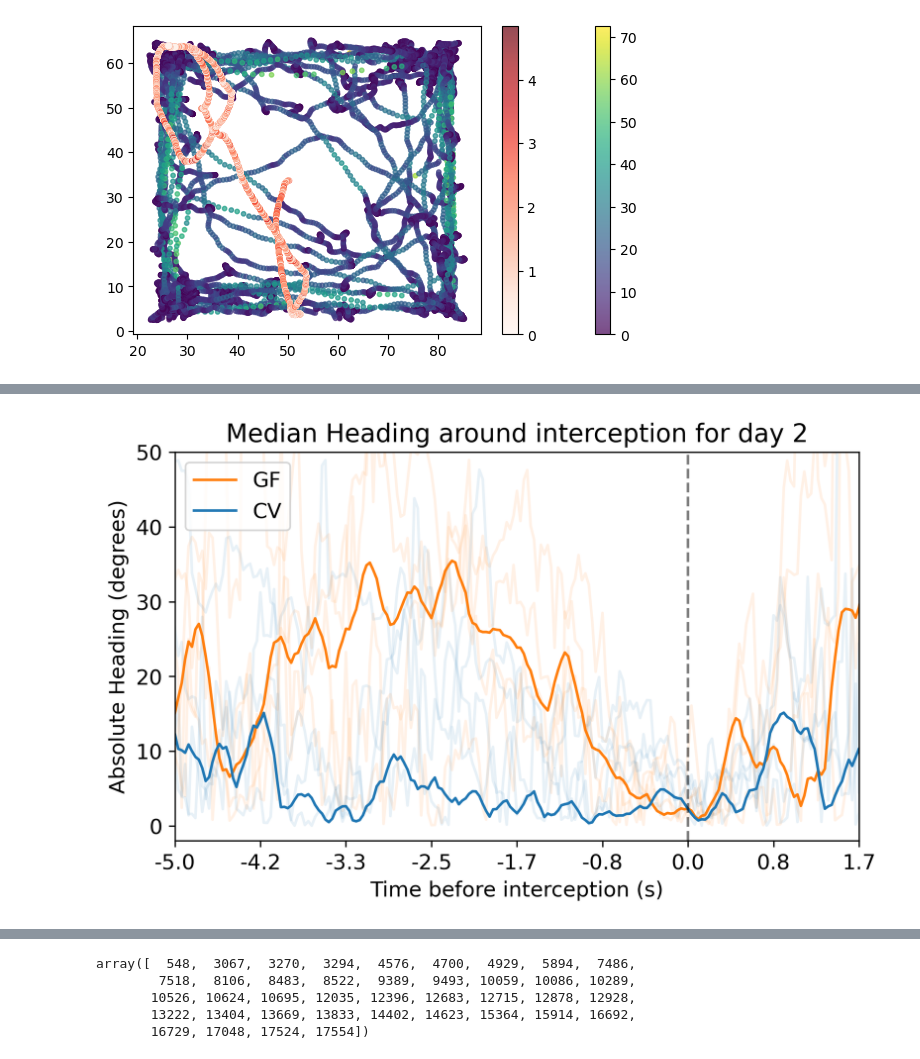
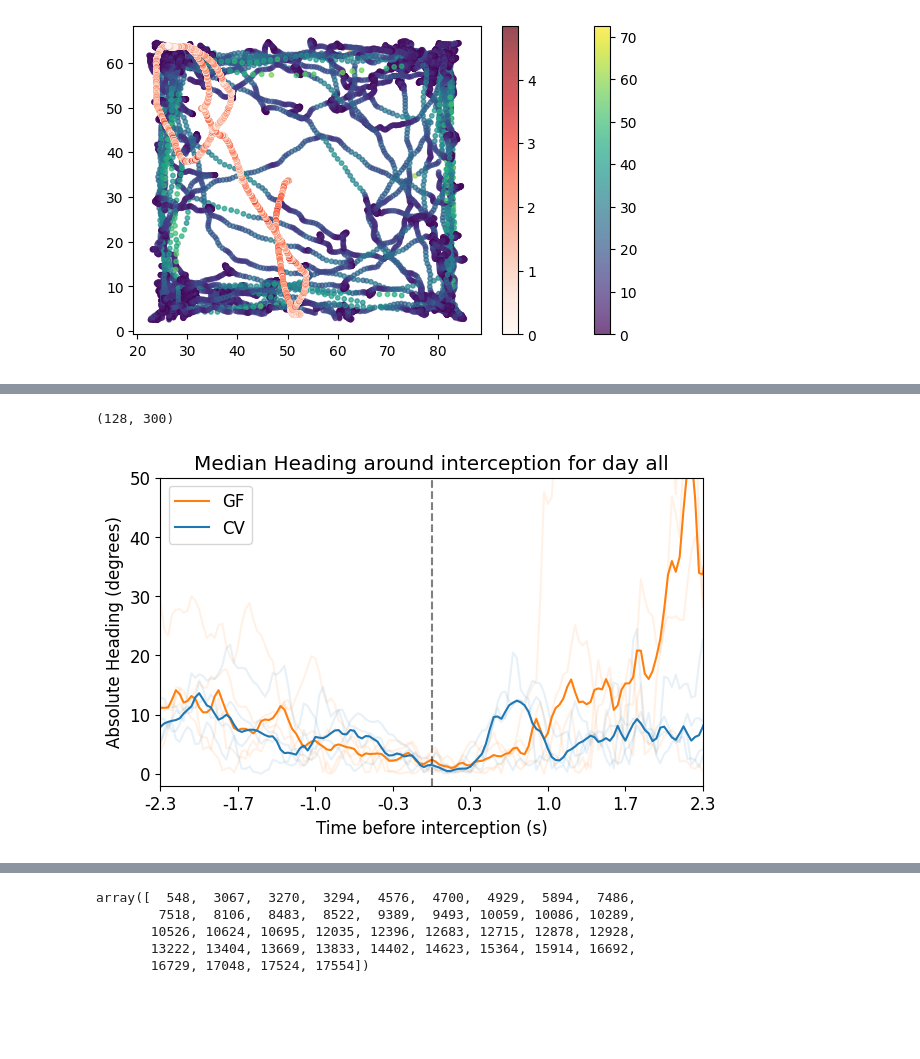
Before and after one commit to arnabiswas/live_cricket_analysis, a Jupyter notebook: analysis_notebook.ipynb, the cells around one changed output, grey strips where cells are left out. Drawn from its saved outputs; the diff is of its cells as text; code cells hidden in the pictures; blank space fills up the shorter version.

```diff
--- a/analysis_notebook.ipynb
+++ b/analysis_notebook.ipynb
@@ -315,0 +199,3 @@ CV_data = process_mouse_data(CV_files)
+# %%
+GF_data = process_gf_cv_mouse_experiment(GF_files)
+CV_data = process_gf_cv_mouse_experiment(CV_files)
@@ -498,0 +228,12 @@ for key in GF_data.keys():
+# %%
+day = 'all'
+for key in GF_average_data.keys():
+    try:
+        print(f'{key} has {GF_average_data[key][day]["num_approach_events"]} approaches for day {day}')
+    except:
+        print(f'{key} has no data for day {day}')
+for key in CV_average_data.keys():
+    try:
+        print(f'{key} has {CV_average_data[key][day]["num_approach_events"]} approaches for day {day}')
+    except:
+        print(f'{key} has no data for day {day}')
@@ -524,44 +533,61 @@ GF_average_data['A-1-F']['1']['distance_to_cricket+-5']
-# %%
-GF_average_data = process_average_data(GF_data)
-CV_average_data = process_average_data(CV_data)
+# %%
+headings = np.stack(CV_average_data[key]['all']['heading_cricket_mouse+-5'])
+# %%
+headings.shape
+# %% [output]
+(128, 300)
 # %%
 # Stack and average the heading data across all keys
 GF_all_headings = []
 CV_all_headings = []
-day = '2'
-plt.figure(figsize=(7, 4), dpi=300)
+day = 'all'
+
+plt.figure(figsize=(7, 4), dpi=100)
 for key in GF_average_data.keys():
-    headings = np.stack(GF_average_data[key][day]['heading_cricket_mouse+-5'])
+    try:
+        headings = np.stack(GF_average_data[key][day]['heading_cricket_mouse+-5'])
+    except:
+        print(f'{key} has no data for day {day}')
+        continue
     avg_heading = np.nanmedian(headings, axis=0)
-    plt.plot(np.abs(avg_heading), color = '#ff7f0e', alpha = 0.1)
-    GF_all_headings.append(avg_heading)
+    # Apply sliding window average over two frames to individual traces
+    avg_heading_filtered = np.array([(avg_heading[i] + avg_heading[i+1])/2 for i in range(len(avg_heading)-1)])
+    plt.plot(np.abs(avg_heading_filtered), color = '#ff7f0e', alpha = 0.1)
+    GF_all_headings.append(np.abs(avg_heading_filtered))
 
 for key in CV_average_data.keys():
-    headings = np.stack(CV_average_data[key][day]['heading_cricket_mouse+-5'])
+    try:
+        headings = np.stack(CV_average_data[key][day]['heading_cricket_mouse+-5'])
+    except:
+        print(f'{key} has no data for day {day}')
+        continue
     avg_heading = np.nanmedian(headings, axis=0)
-    plt.plot(np.abs(avg_heading), color = '#1f77b4', alpha = 0.1)
-    CV_all_headings.append(avg_heading)
+    # Apply sliding window average over two frames to individual traces
+    avg_heading_filtered = np.array([(avg_heading[i] + avg_heading[i+1])/2 for i in range(len(avg_heading)-1)])
+    plt.plot(np.abs(avg_heading_filtered), color = '#1f77b4', alpha = 0.1)
+    CV_all_headings.append(np.abs(avg_heading_filtered))
 
 # Average across all keys
-# Apply a smoothing filter to the averaged data
-window_size = 5
-GF_overall_avg_heading = np.abs(np.nanmedian(np.stack(GF_all_headings), axis=0))
-CV_overall_avg_heading = np.abs(np.nanmedian(np.stack(CV_all_headings), axis=0))
-GF_filtered = np.convolve(GF_overall_avg_heading, np.ones(window_size)/window_size, mode='valid')
-CV_filtered = np.convolve(CV_overall_avg_heading, np.ones(window_size)/window_size, mode='valid')
+GF_overall_avg_heading = np.nanmedian(np.stack(GF_all_headings), axis=0)
+CV_overall_avg_heading = np.nanmedian(np.stack(CV_all_headings), axis=0)
+
+# Apply sliding window average over two frames
+GF_filtered = np.array([(GF_overall_avg_heading[i] + GF_overall_avg_heading[i+1])/2 for i in range(len(GF_overall_avg_heading)-1)])
+CV_filtered = np.array([(CV_overall_avg_heading[i] + CV_overall_avg_heading[i+1])/2 for i in range(len(CV_overall_avg_heading)-1)])
+
 plt.plot(GF_filtered, color = '#ff7f0e', label = 'GF')
 plt.plot(CV_filtered, color = '#1f77b4', label = 'CV')
 plt.axvline(150, color = 'black', linestyle = '--', alpha = 0.5)
 plt.ylim(-2, 50)
-plt.xlim(0, 200)
+plt.xlim(80, 220)
 plt.title(f'Median Heading around interception for day {day}')
 plt.xlabel('Time before interception (s)')
 plt.ylabel('Absolute Heading (degrees)')
 current_ticks = plt.gca().get_xticks()
 current_ticks = (current_ticks-150)/30
 _ = plt.gca().set_xticklabels([f'{tick:.1f}' for tick in current_ticks])
 
 plt.legend()
 plt.show()
 # %% [output]
-[figure, old version]
+[figure, new version]
```
Also changed, not shown: parts of 41 cells of this notebook, 2 other files.
